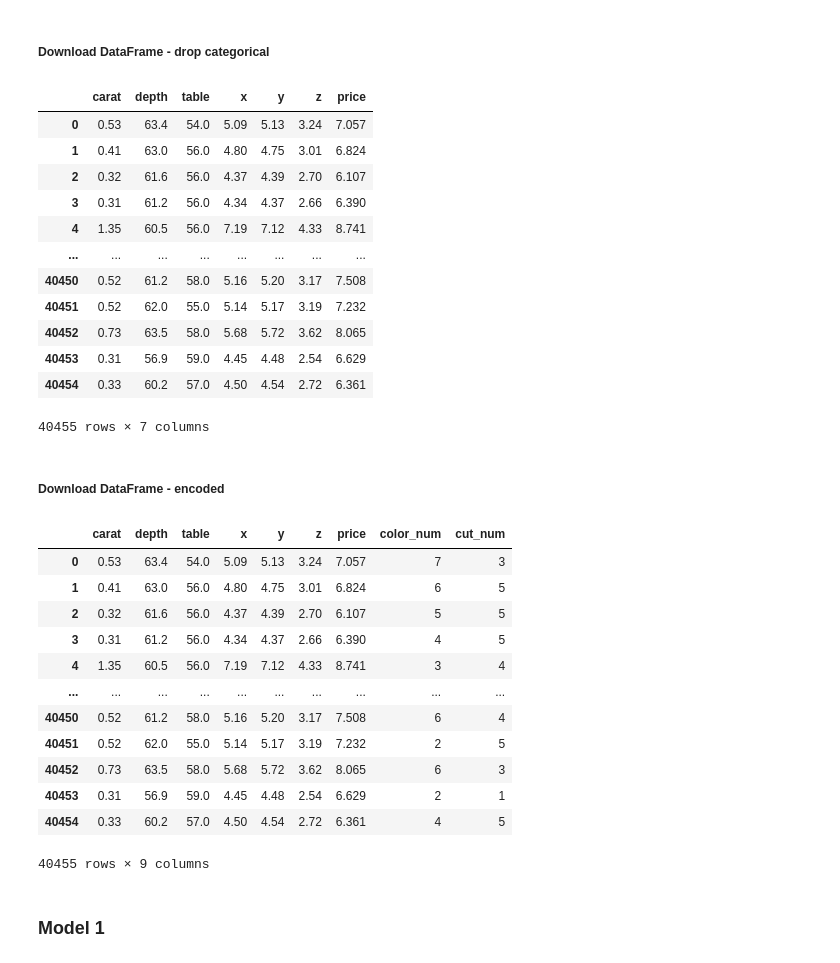
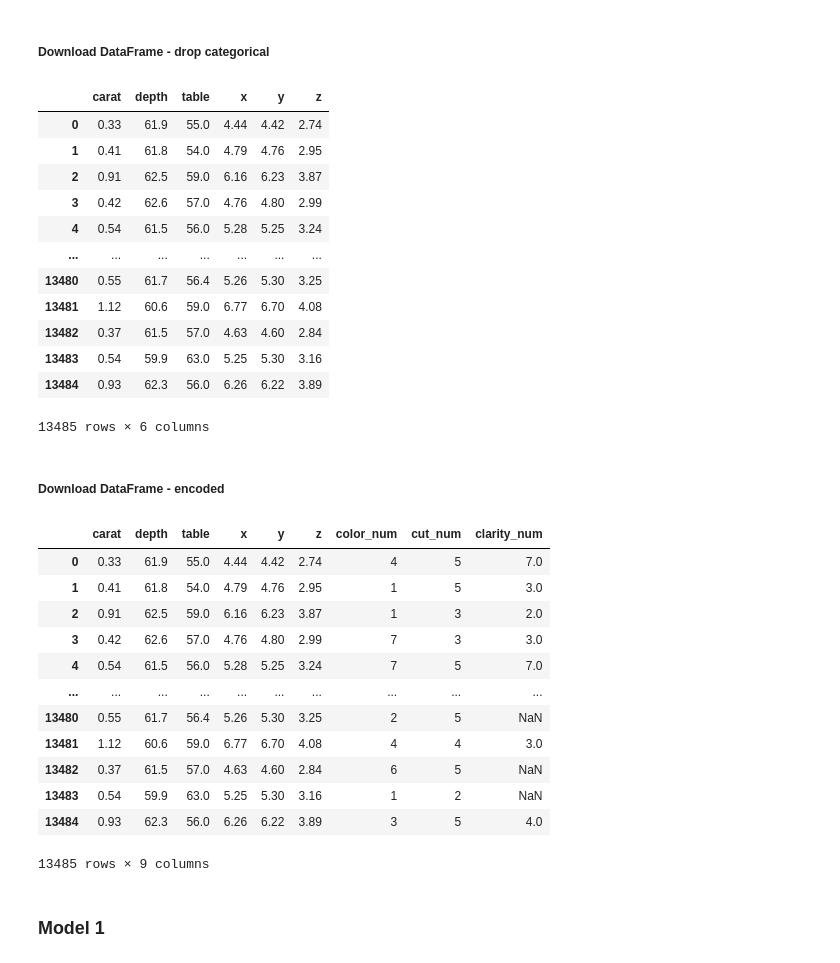
Before and after one commit to Pptrv/diamonds-project, a Jupyter notebook: My Models.ipynb, the cells around one changed output. Cells and saved outputs as stored; diff of their text form; code cells hidden in the pictures.

```diff
--- a/My Models.ipynb
+++ b/My Models.ipynb
@@ -44,41 +44,41 @@ train_data_original = pd.read_csv("data/train.csv")
 # %%
 test_data_no_categorical = pd.read_csv("data/test_data_drop_categorical.csv")
 train_data_no_categorical = pd.read_csv("data/train_data_drop_categorical.csv")
-train_data_no_categorical
+test_data_no_categorical
 # %% [output]
-|  | carat | depth | table | x | y | z | price |
-| 0 | 0.53 | 63.4 | 54.0 | 5.09 | 5.13 | 3.24 | 7.057 |
-| 1 | 0.41 | 63.0 | 56.0 | 4.80 | 4.75 | 3.01 | 6.824 |
-| 2 | 0.32 | 61.6 | 56.0 | 4.37 | 4.39 | 2.70 | 6.107 |
-| 3 | 0.31 | 61.2 | 56.0 | 4.34 | 4.37 | 2.66 | 6.390 |
-| 4 | 1.35 | 60.5 | 56.0 | 7.19 | 7.12 | 4.33 | 8.741 |
-| ... | ... | ... | ... | ... | ... | ... | ... |
-| 40450 | 0.52 | 61.2 | 58.0 | 5.16 | 5.20 | 3.17 | 7.508 |
-| 40451 | 0.52 | 62.0 | 55.0 | 5.14 | 5.17 | 3.19 | 7.232 |
-| 40452 | 0.73 | 63.5 | 58.0 | 5.68 | 5.72 | 3.62 | 8.065 |
-| 40453 | 0.31 | 56.9 | 59.0 | 4.45 | 4.48 | 2.54 | 6.629 |
-| 40454 | 0.33 | 60.2 | 57.0 | 4.50 | 4.54 | 2.72 | 6.361 |
+|  | carat | depth | table | x | y | z |
+| 0 | 0.33 | 61.9 | 55.0 | 4.44 | 4.42 | 2.74 |
+| 1 | 0.41 | 61.8 | 54.0 | 4.79 | 4.76 | 2.95 |
+| 2 | 0.91 | 62.5 | 59.0 | 6.16 | 6.23 | 3.87 |
+| 3 | 0.42 | 62.6 | 57.0 | 4.76 | 4.80 | 2.99 |
+| 4 | 0.54 | 61.5 | 56.0 | 5.28 | 5.25 | 3.24 |
+| ... | ... | ... | ... | ... | ... | ... |
+| 13480 | 0.55 | 61.7 | 56.4 | 5.26 | 5.30 | 3.25 |
+| 13481 | 1.12 | 60.6 | 59.0 | 6.77 | 6.70 | 4.08 |
+| 13482 | 0.37 | 61.5 | 57.0 | 4.63 | 4.60 | 2.84 |
+| 13483 | 0.54 | 59.9 | 63.0 | 5.25 | 5.30 | 3.16 |
+| 13484 | 0.93 | 62.3 | 56.0 | 6.26 | 6.22 | 3.89 |
-40455 rows × 7 columns
+13485 rows × 6 columns
 # %% [markdown]
 ##### Download  DataFrame - encoded
 # %%
 test_data_encode = pd.read_csv("data/test_data_all_encoded.csv")
 train_data_encode = pd.read_csv("data/train_data_all_encoded.csv")
-train_data_encode
+test_data_encode
 # %% [output]
-|  | carat | depth | table | x | y | z | price | color_num | cut_num |
-| 0 | 0.53 | 63.4 | 54.0 | 5.09 | 5.13 | 3.24 | 7.057 | 7 | 3 |
-| 1 | 0.41 | 63.0 | 56.0 | 4.80 | 4.75 | 3.01 | 6.824 | 6 | 5 |
-| 2 | 0.32 | 61.6 | 56.0 | 4.37 | 4.39 | 2.70 | 6.107 | 5 | 5 |
-| 3 | 0.31 | 61.2 | 56.0 | 4.34 | 4.37 | 2.66 | 6.390 | 4 | 5 |
-| 4 | 1.35 | 60.5 | 56.0 | 7.19 | 7.12 | 4.33 | 8.741 | 3 | 4 |
+|  | carat | depth | table | x | y | z | color_num | cut_num | clarity_num |
+| 0 | 0.33 | 61.9 | 55.0 | 4.44 | 4.42 | 2.74 | 4 | 5 | 7.0 |
+| 1 | 0.41 | 61.8 | 54.0 | 4.79 | 4.76 | 2.95 | 1 | 5 | 3.0 |
+| 2 | 0.91 | 62.5 | 59.0 | 6.16 | 6.23 | 3.87 | 1 | 3 | 2.0 |
+| 3 | 0.42 | 62.6 | 57.0 | 4.76 | 4.80 | 2.99 | 7 | 3 | 3.0 |
+| 4 | 0.54 | 61.5 | 56.0 | 5.28 | 5.25 | 3.24 | 7 | 5 | 7.0 |
 | ... | ... | ... | ... | ... | ... | ... | ... | ... | ... |
-| 40450 | 0.52 | 61.2 | 58.0 | 5.16 | 5.20 | 3.17 | 7.508 | 6 | 4 |
-| 40451 | 0.52 | 62.0 | 55.0 | 5.14 | 5.17 | 3.19 | 7.232 | 2 | 5 |
-| 40452 | 0.73 | 63.5 | 58.0 | 5.68 | 5.72 | 3.62 | 8.065 | 6 | 3 |
-| 40453 | 0.31 | 56.9 | 59.0 | 4.45 | 4.48 | 2.54 | 6.629 | 2 | 1 |
-| 40454 | 0.33 | 60.2 | 57.0 | 4.50 | 4.54 | 2.72 | 6.361 | 4 | 5 |
+| 13480 | 0.55 | 61.7 | 56.4 | 5.26 | 5.30 | 3.25 | 2 | 5 | NaN |
+| 13481 | 1.12 | 60.6 | 59.0 | 6.77 | 6.70 | 4.08 | 4 | 4 | 3.0 |
+| 13482 | 0.37 | 61.5 | 57.0 | 4.63 | 4.60 | 2.84 | 6 | 5 | NaN |
+| 13483 | 0.54 | 59.9 | 63.0 | 5.25 | 5.30 | 3.16 | 1 | 2 | NaN |
+| 13484 | 0.93 | 62.3 | 56.0 | 6.26 | 6.22 | 3.89 | 3 | 5 | 4.0 |
-40455 rows × 9 columns
+13485 rows × 9 columns
 # %% [markdown]
 ### Model 1
 # %%
```
Also changed, not shown: parts of 19 cells of this notebook, 3 other files.
